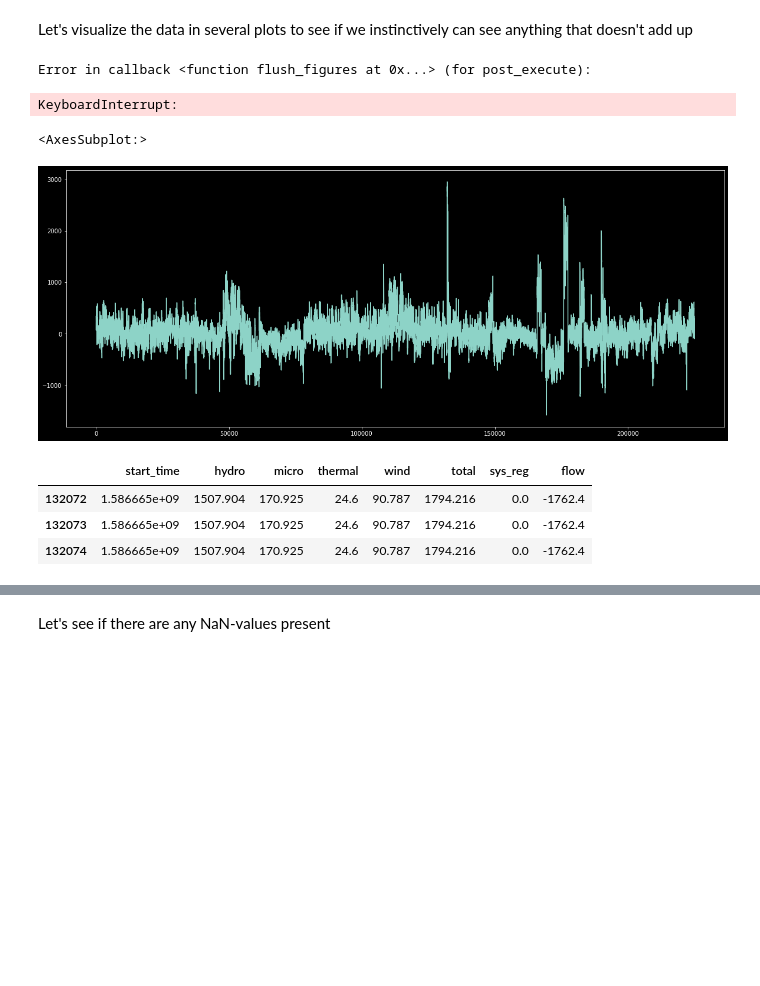
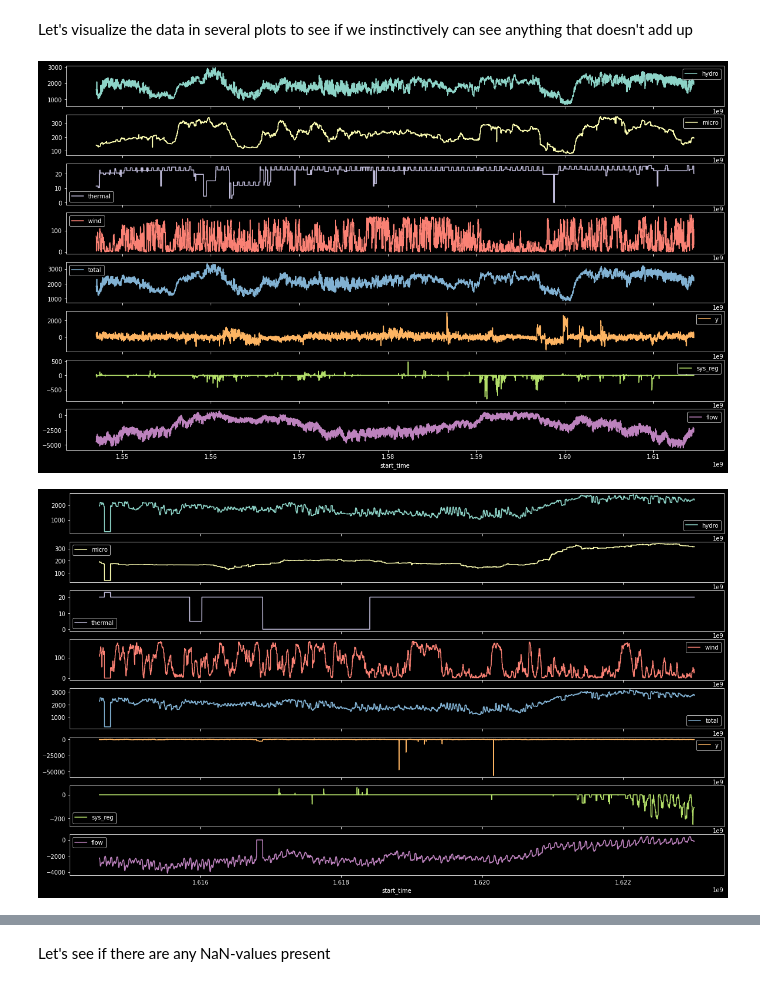
Before and after one commit to Mathipe98/IT3030-Projects, a Jupyter notebook: Project 3/start.ipynb, the cells around one changed output, grey strips where cells are left out. Drawn from its saved outputs; the diff is of its cells as text; code cells hidden in the pictures; blank space fills up the shorter version.

```diff
--- a/Project 3/start.ipynb
+++ b/Project 3/start.ipynb
@@ -118,28 +82,14 @@ Let's visualize the data in several plots to see if we instinctively can see any
 # %%
 # Get column names from df_train except start_time
 cols = df_train.columns.drop('start_time')
 plot_features = df_train[cols]
 plot_features.index = df_train['start_time']
 _ = plot_features.plot(subplots=True, figsize=(20, 12))
 
-# plot_features = df_train[plot_cols][:480]
-# plot_features.index = df_train["start_time"][:480]
-# _ = plot_features.plot(subplots=True)
+# Do the same for df_test
+plot_features = df_test.drop("start_time", axis=1)[cols]
+plot_features.index = df_test['start_time']
+_ = plot_features.plot(subplots=True, figsize=(20, 12))
 # %% [output]
-Error in callback <function flush_figures at 0x...> (for post_execute):
-KeyboardInterrupt:
+[figure, added]
+[figure, added]
-# %%
-y_train.plot(figsize=(20, 8))
-# %% [output]
-<AxesSubplot:>
-[figure, removed]
-# %%
-# Get index of y train where value is > 2900
-y_train[y_train > 2900].index
-# Display df_train with those indeces
-df_train.loc[y_train[y_train > 2900].index]
-# %% [output]
-|  | start_time | hydro | micro | thermal | wind | total | sys_reg | flow |
-| 132072 | 1.586665e+09 | 1507.904 | 170.925 | 24.6 | 90.787 | 1794.216 | 0.0 | -1762.4 |
-| 132073 | 1.586665e+09 | 1507.904 | 170.925 | 24.6 | 90.787 | 1794.216 | 0.0 | -1762.4 |
-| 132074 | 1.586665e+09 | 1507.904 | 170.925 | 24.6 | 90.787 | 1794.216 | 0.0 | -1762.4 |
```
Also changed, not shown: parts of 24 cells of this notebook, 3 other files.
